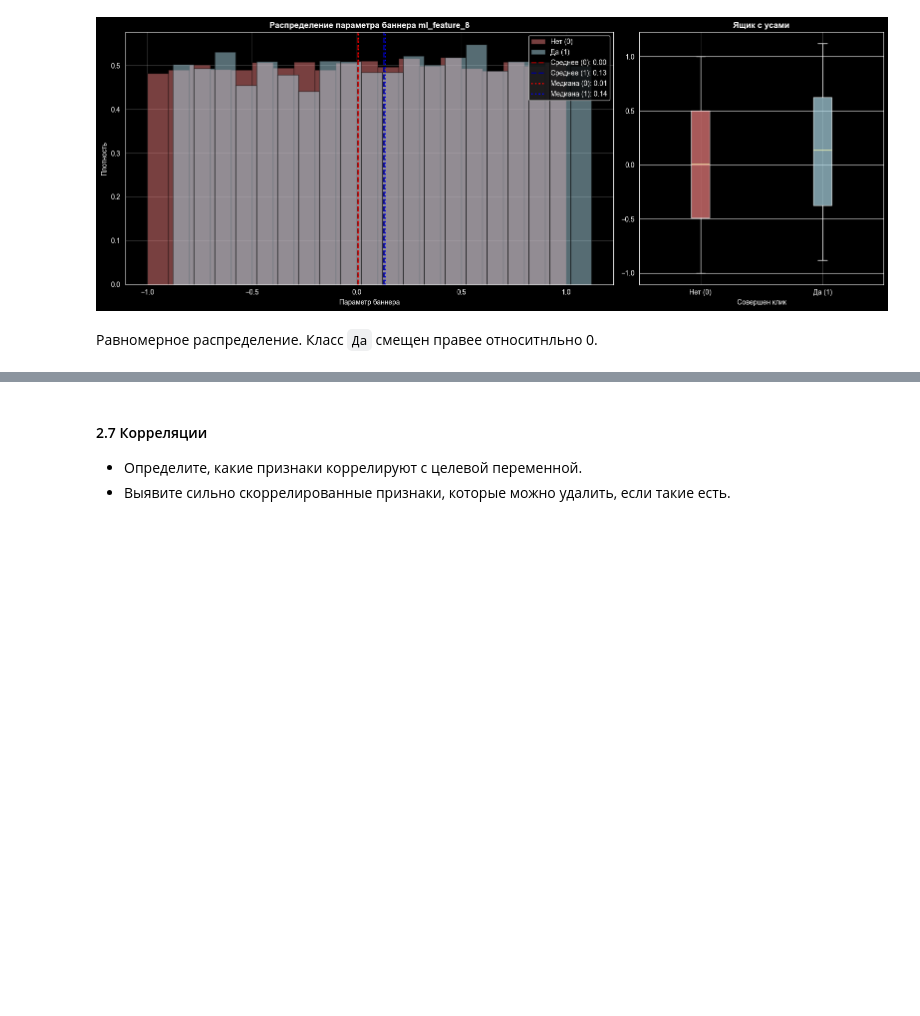
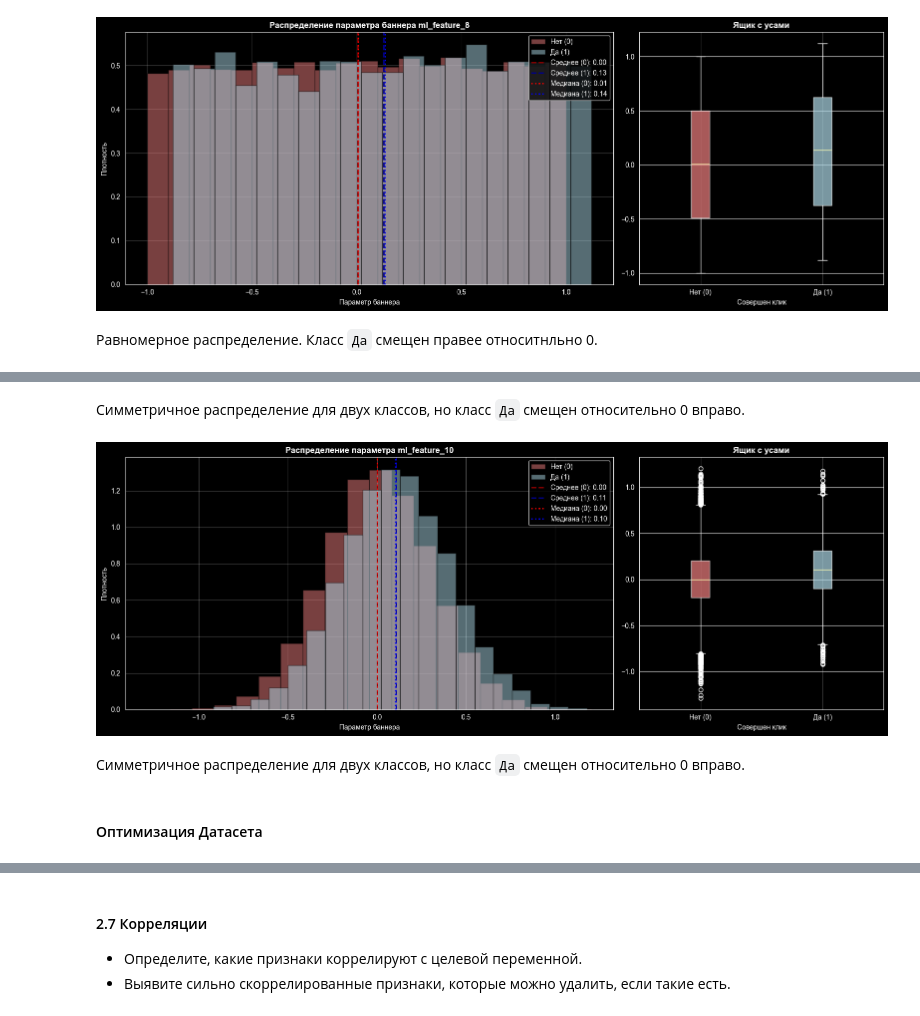
Before and after one commit to msesemov/DS_SVM_sprint_12, a Jupyter notebook: db5c0999-b3ac-41f4-b5f0-ab81a17a3c21.ipynb, the cells around one changed output, grey strips where cells are left out. Cells and saved outputs as stored; diff of their text form; code cells hidden in the pictures; blank space fills up the shorter version.

```diff
--- a/db5c0999-b3ac-41f4-b5f0-ab81a17a3c21.ipynb
+++ b/db5c0999-b3ac-41f4-b5f0-ab81a17a3c21.ipynb
@@ -392,0 +389,11 @@ memory usage: 13.0 MB
+# %% [markdown]
+Симметричное распределение для двух классов, но класс `Да` смещен относительно 0 вправо.
+# %%
+plot_distribution(df, 'click', 'ml_feature_10',
+            'Распределение параметра ml_feature_10', 'Параметр баннера', bins=20)
+# %% [output]
+[figure, added]
+# %% [markdown]
+Симметричное распределение для двух классов, но класс `Да` смещен относительно 0 вправо.
+# %% [markdown]
+#### Оптимизация Датасета
```
Also changed, not shown: parts of 15 cells of this notebook.
